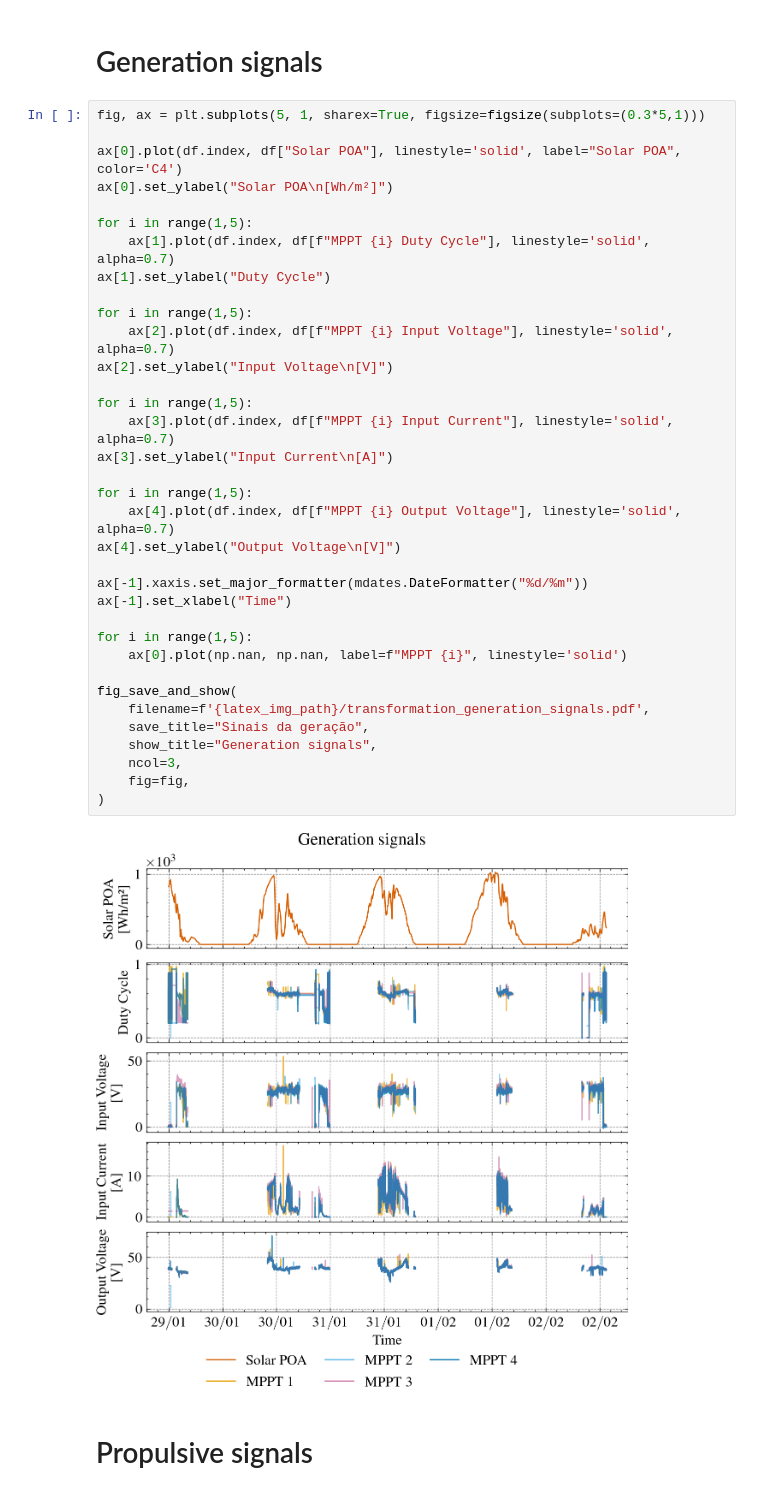
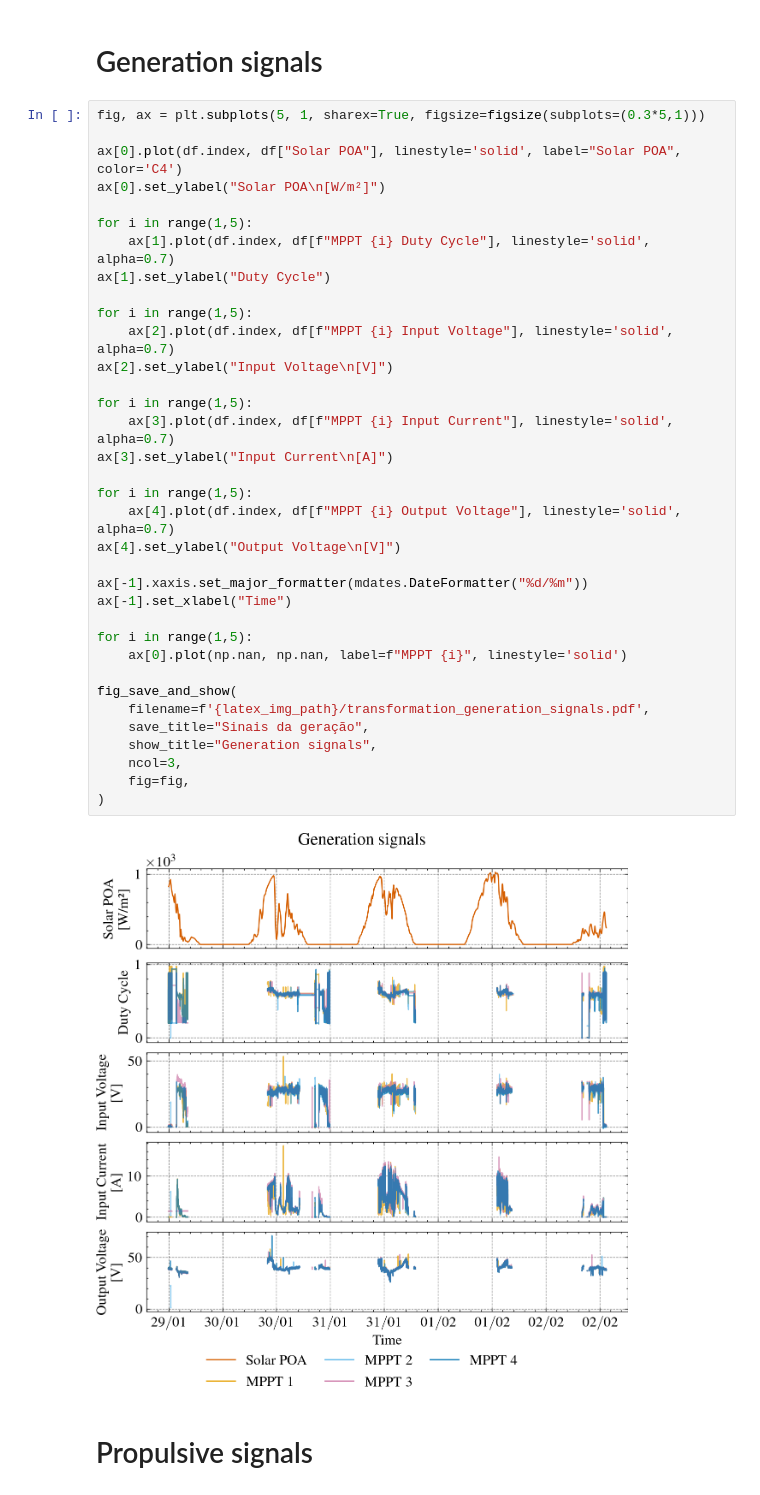
Before and after one commit to joaoantoniocardoso/solarboat_simulator, a Jupyter notebook: data_process/visualization.ipynb, the cells around one changed output. Saved outputs shown, nothing was run; the diff lists cells and outputs as text.

Commit message:
Rerun visualization

```diff
--- a/data_process/visualization.ipynb
+++ b/data_process/visualization.ipynb
@@ -109,39 +109,39 @@ display(battery_cols)
 fig, ax = plt.subplots(5, 1, sharex=True, figsize=figsize(subplots=(0.3*5,1)))
 
 ax[0].plot(df.index, df["Solar POA"], linestyle='solid', label="Solar POA", color='C4')
-ax[0].set_ylabel("Solar POA\n[Wh/m²]")
+ax[0].set_ylabel("Solar POA\n[W/m²]")
 
 for i in range(1,5):
     ax[1].plot(df.index, df[f"MPPT {i} Duty Cycle"], linestyle='solid', alpha=0.7)
 ax[1].set_ylabel("Duty Cycle")
 
 for i in range(1,5):
     ax[2].plot(df.index, df[f"MPPT {i} Input Voltage"], linestyle='solid', alpha=0.7)
 ax[2].set_ylabel("Input Voltage\n[V]")
 
 for i in range(1,5):
     ax[3].plot(df.index, df[f"MPPT {i} Input Current"], linestyle='solid', alpha=0.7)
 ax[3].set_ylabel("Input Current\n[A]")
 
 for i in range(1,5):
     ax[4].plot(df.index, df[f"MPPT {i} Output Voltage"], linestyle='solid', alpha=0.7)
 ax[4].set_ylabel("Output Voltage\n[V]")
 
 ax[-1].xaxis.set_major_formatter(mdates.DateFormatter("%d/%m"))
 ax[-1].set_xlabel("Time")
 
 for i in range(1,5):
     ax[0].plot(np.nan, np.nan, label=f"MPPT {i}", linestyle='solid')
 
 fig_save_and_show(
     filename=f'{latex_img_path}/transformation_generation_signals.pdf',
     save_title="Sinais da geração",
     show_title="Generation signals",
     ncol=3,
     fig=fig,
 )
 # %% [output]
-[figure, old version]
+[figure, new version]
 # %% [markdown]
 # Propulsive signals
 # %%
```
Also changed, not shown: parts of 1 cell of this notebook.
